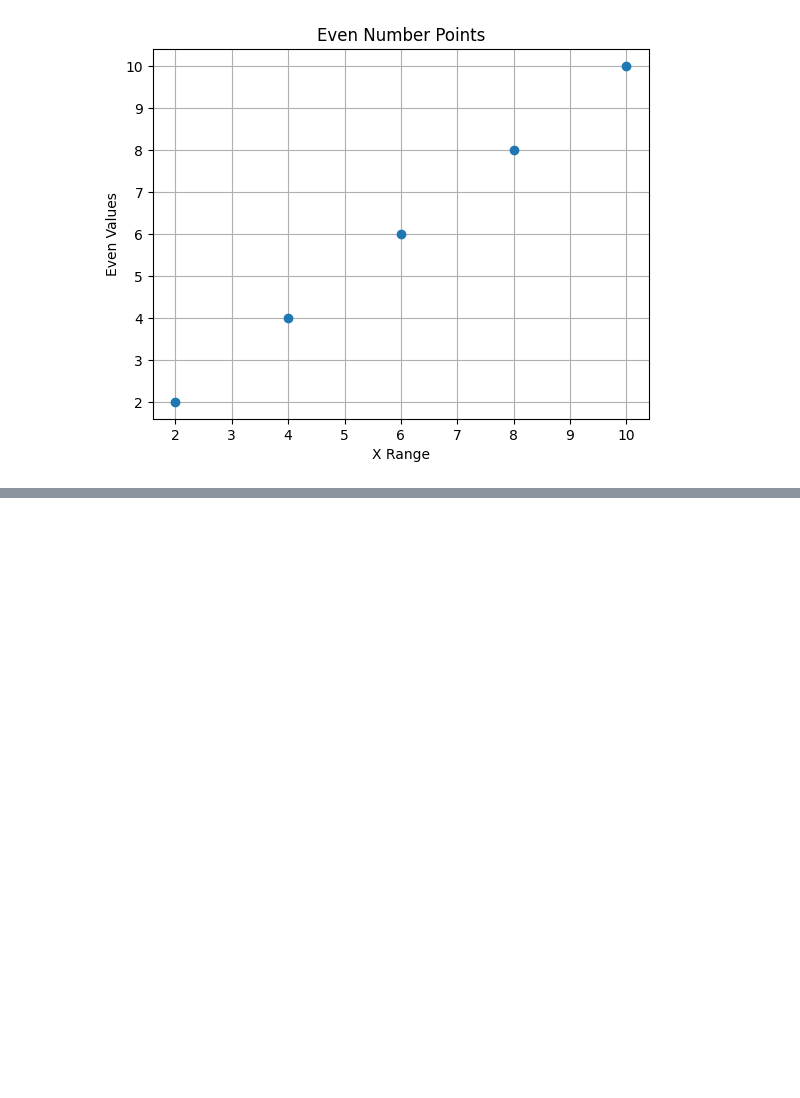
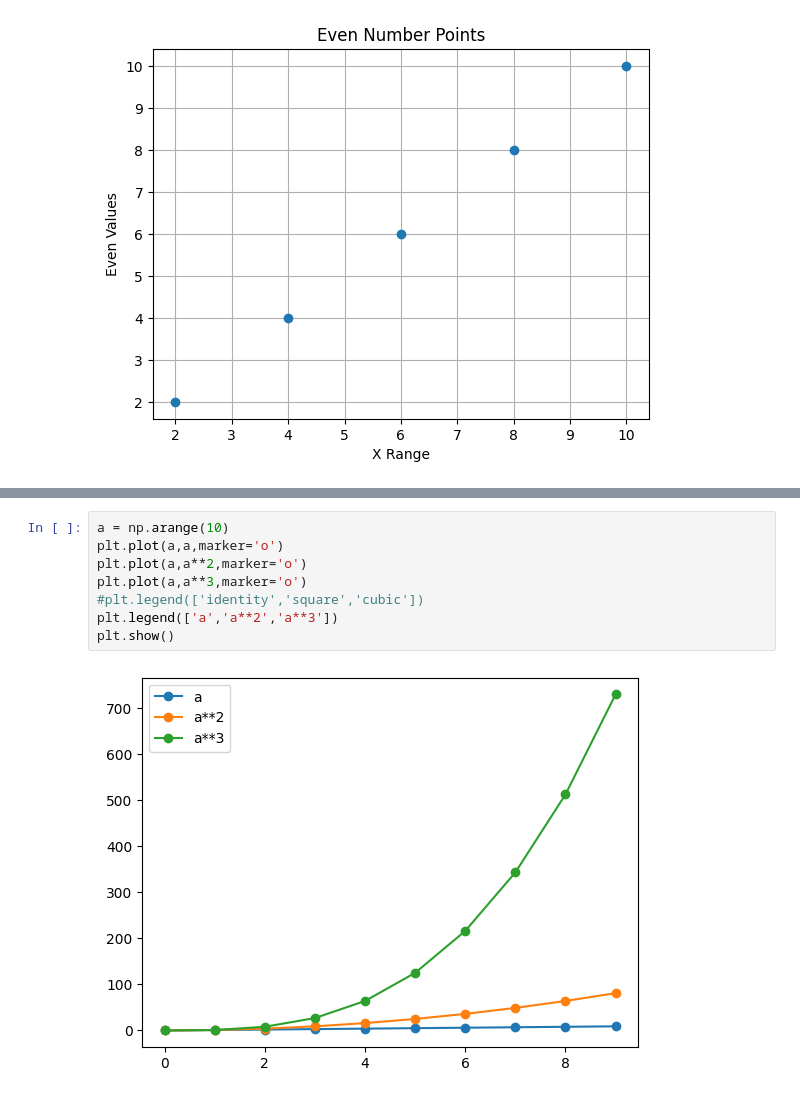
Before and after one commit to prasantapy/interview_questions, a Jupyter notebook: NumpywithPandas.ipynb, the cells around one changed output, grey strips where cells are left out. Drawn from its saved outputs; the diff is of its cells as text; blank space fills up the shorter version.

```diff
--- a/NumpywithPandas.ipynb
+++ b/NumpywithPandas.ipynb
@@ -594,0 +813,10 @@ print(sq)
+# %%
+a = np.arange(10)
+plt.plot(a,a,marker='o')
+plt.plot(a,a**2,marker='o')
+plt.plot(a,a**3,marker='o')
+#plt.legend(['identity','square','cubic'])
+plt.legend(['a','a**2','a**3'])
+plt.show()
+# %% [output]
+[figure, added]
```
Also changed, not shown: parts of 55 cells of this notebook.
